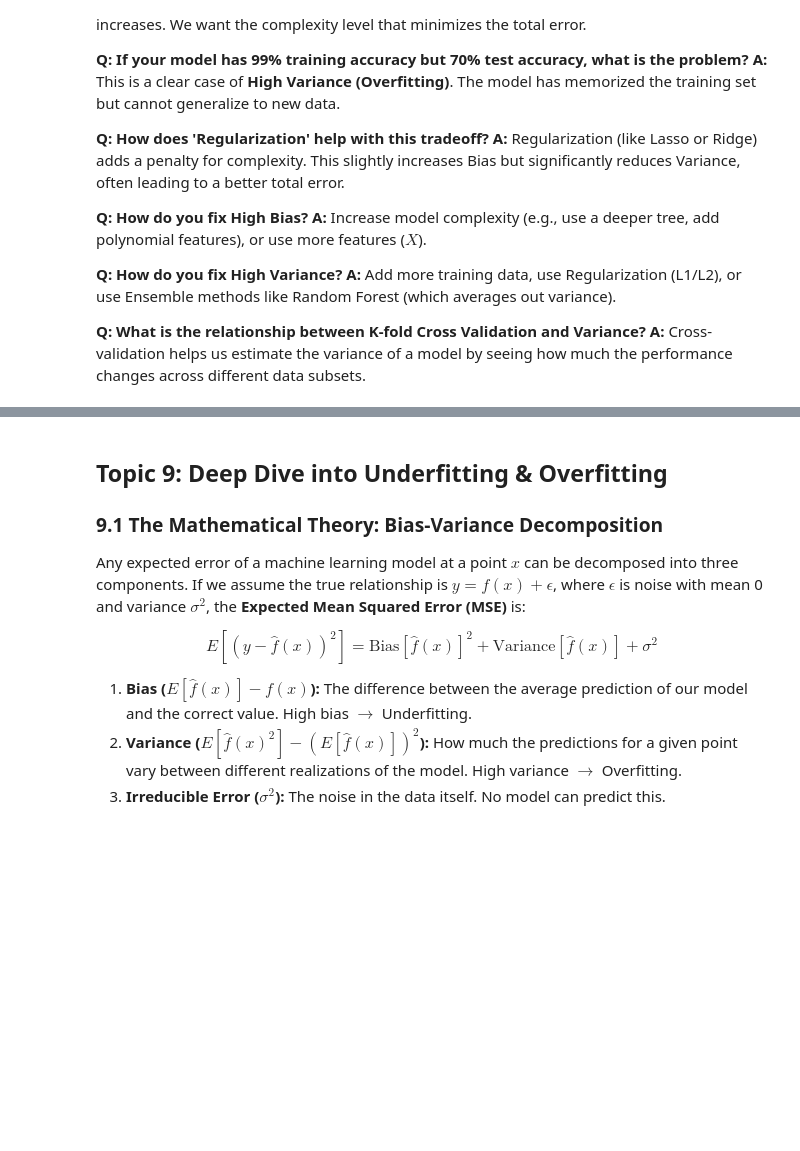
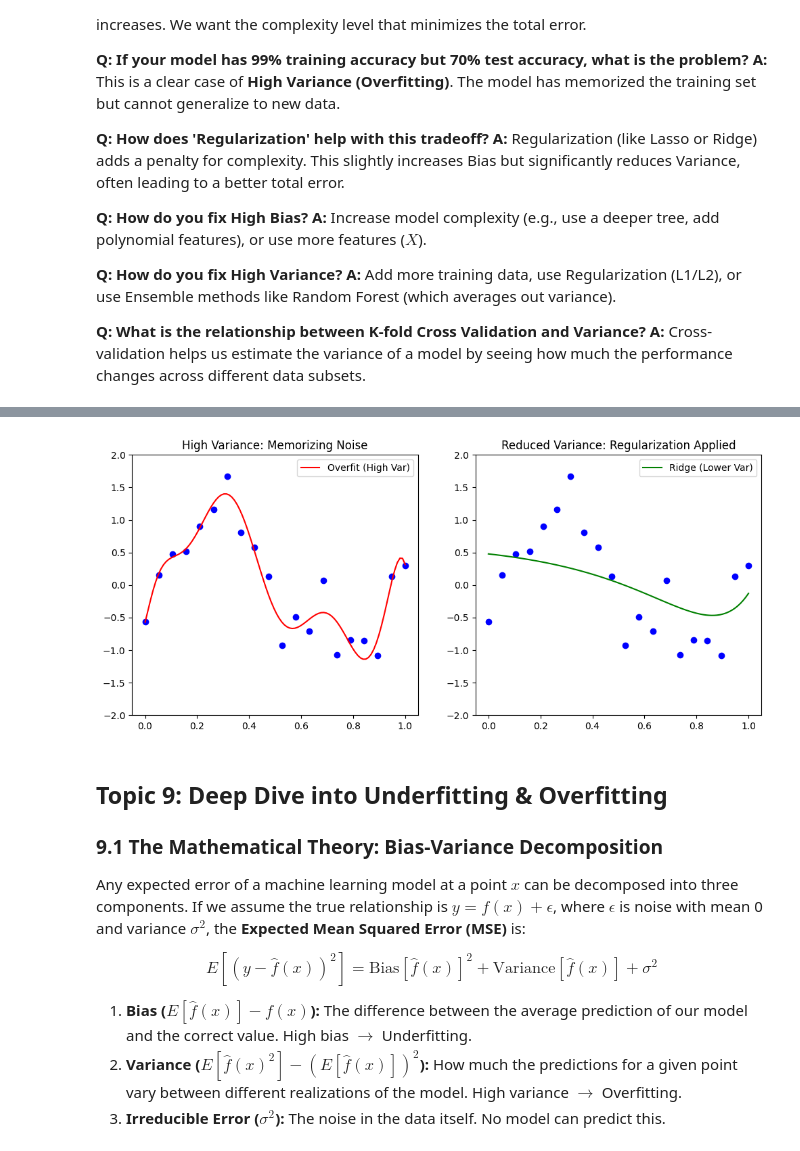
Before and after one commit to rsys-adsingh/Machine-Learning, a Jupyter notebook: study/Chapter_4.ipynb, the cells around one changed output, grey strips where cells are left out. Cells and saved outputs as stored; diff of their text form; code cells hidden in the pictures; blank space fills up the shorter version.

```diff
--- a/study/Chapter_4.ipynb
+++ b/study/Chapter_4.ipynb
@@ -972,3 +1036,38 @@ plt.show()
+# %%
+from sklearn.linear_model import Ridge
+
+# Data with significant noise
+X_var = np.linspace(0, 1, 20).reshape(-1, 1)
+y_var = np.sin(2 * np.pi * X_var) + np.random.normal(0, 0.4, X_var.shape)
+
+# High complexity model (Degree 10)
+poly = PolynomialFeatures(10)
+X_poly = poly.fit_transform(X_var)
+
+plt.figure(figsize=(12, 5))
+
+# Case 1: High Variance (No Regularization)
+model_overfit = LinearRegression().fit(X_poly, y_var)
+plt.subplot(1, 2, 1)
+plt.scatter(X_var, y_var, color='blue')
+X_plot = np.linspace(0, 1, 100).reshape(-1, 1)
+plt.plot(X_plot, model_overfit.predict(poly.transform(X_plot)), color='red', label='Overfit (High Var)')
+plt.ylim(-2, 2)
+plt.title("High Variance: Memorizing Noise")
+plt.legend()
+
+# Case 2: Reduced Variance (Ridge Regularization)
+model_ridge = Ridge(alpha=1.0).fit(X_poly, y_var)
+plt.subplot(1, 2, 2)
+plt.scatter(X_var, y_var, color='blue')
+plt.plot(X_plot, model_ridge.predict(poly.transform(X_plot)), color='green', label='Ridge (Lower Var)')
+plt.ylim(-2, 2)
+plt.title("Reduced Variance: Regularization Applied")
+plt.legend()
+
+plt.show()
+# %% [output]
+[figure, added]
 # %% [markdown]
 ## Topic 9: Deep Dive into Underfitting & Overfitting
 
```
Also changed, not shown: parts of 13 cells of this notebook.
